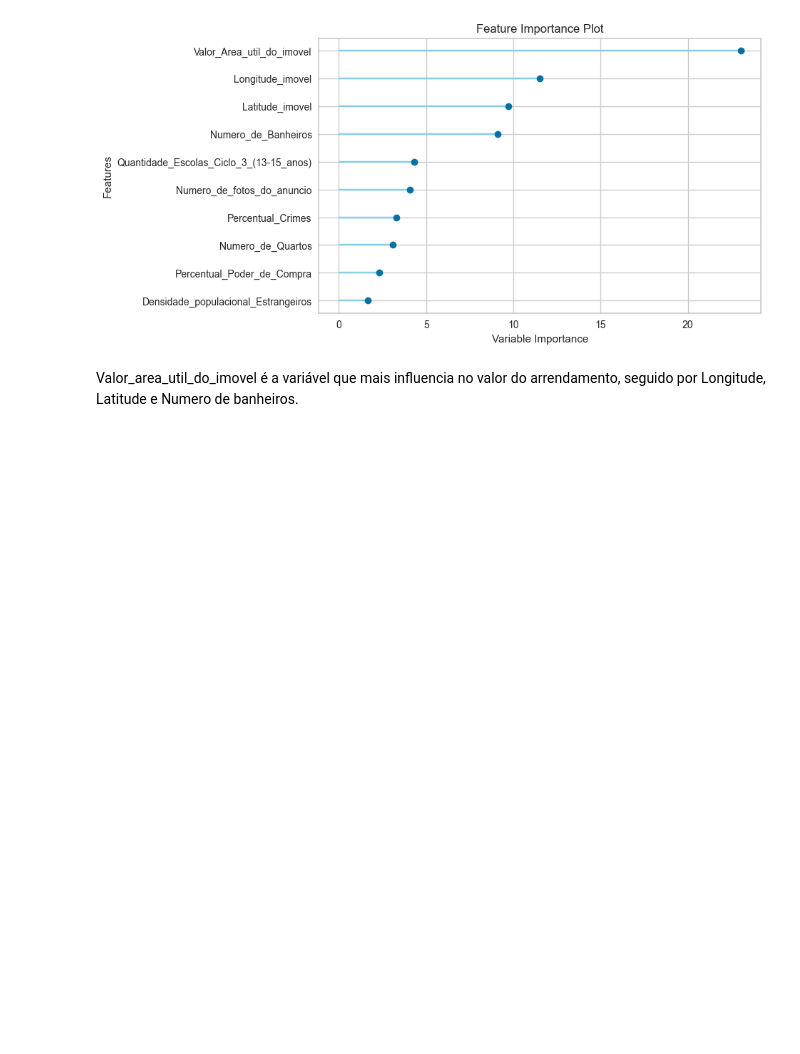
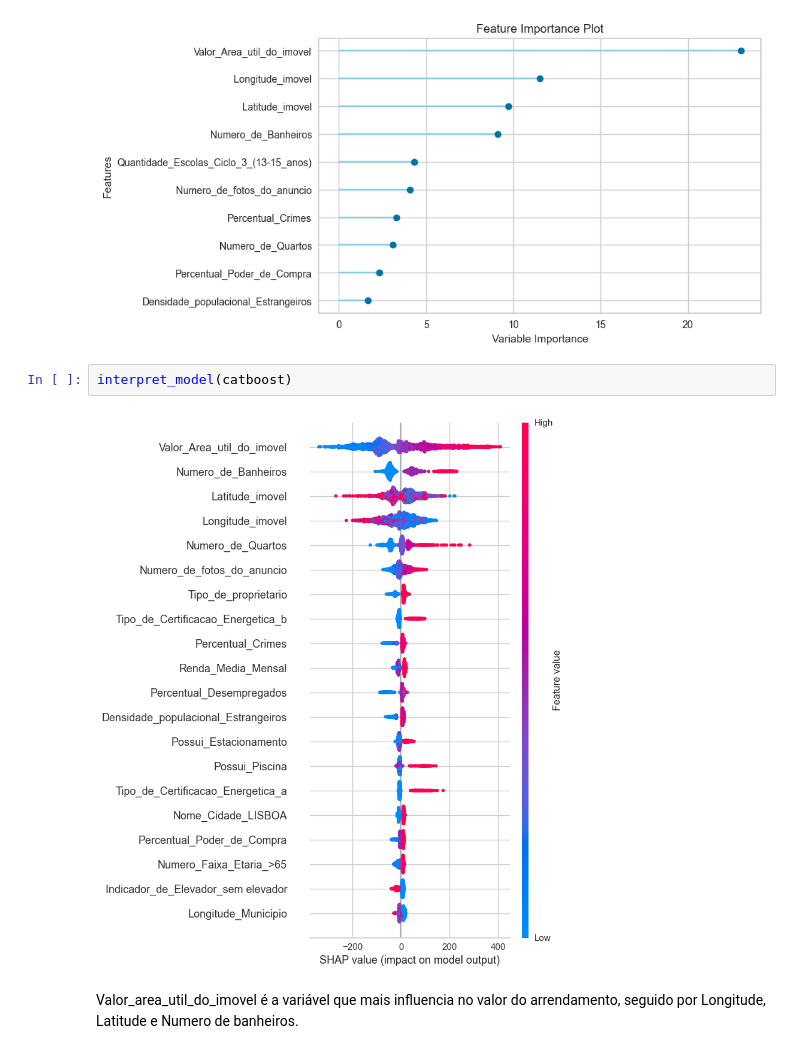
Before and after one commit to johnosd/MPAlugueisLisboa, a Jupyter notebook: src/Notebooks/11 - AutoML - Pycaret.ipynb, the cells around one changed output. Drawn from its saved outputs; the diff is of its cells as text; blank space fills up the shorter version.

```diff
--- a/src/Notebooks/11 - AutoML - Pycaret.ipynb
+++ b/src/Notebooks/11 - AutoML - Pycaret.ipynb
@@ -333,6 +297,10 @@ plot_model(catboost, plot='feature')
 # %% [output]
 [interactive output not drawn]
 [figure]
+# %%
+interpret_model(catboost)
+# %% [output]
+[figure, added]
 # %% [markdown]
 Valor_area_util_do_imovel é a variável que mais influencia no valor do arrendamento,
 seguido por Longitude, Latitude e Numero de banheiros.
```
Also changed, not shown: parts of 8 cells of this notebook, 4 other files.
